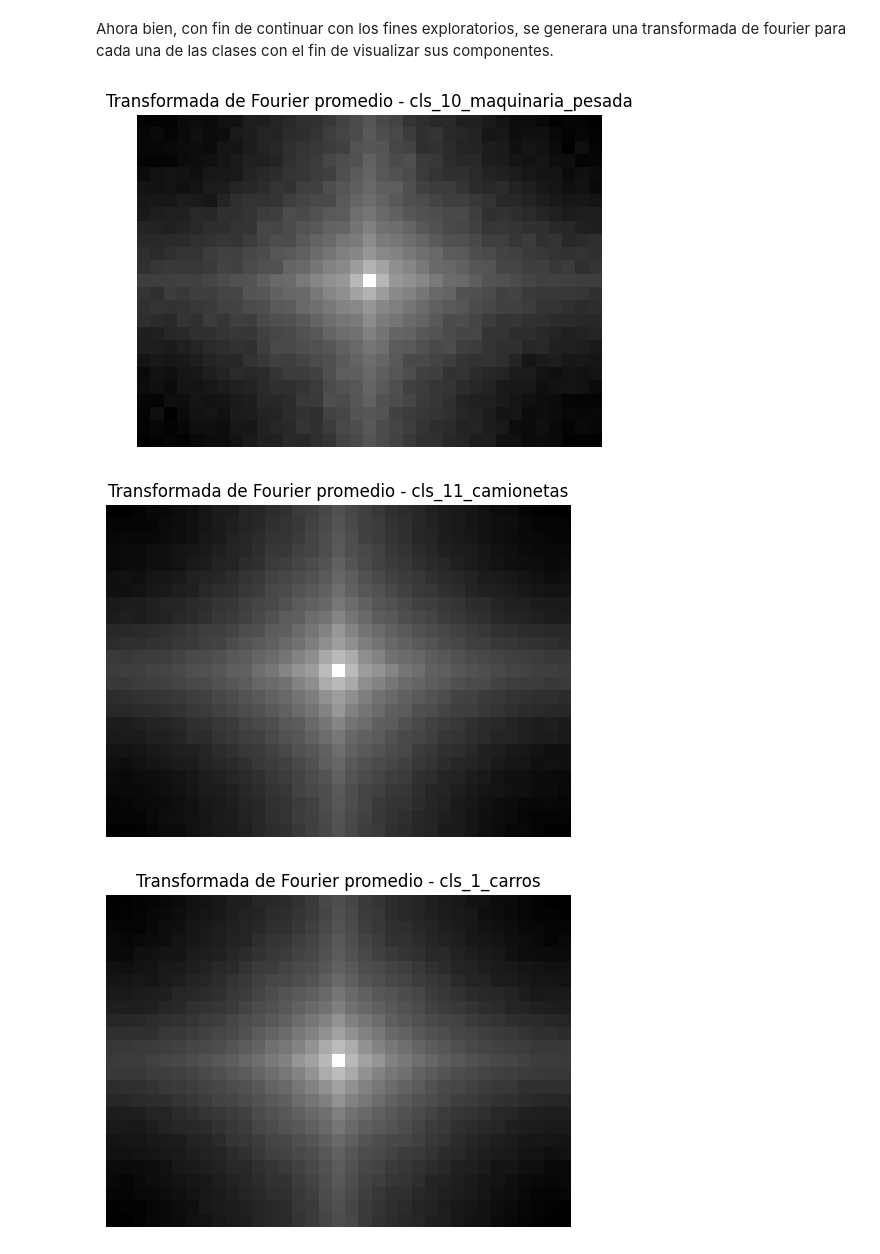
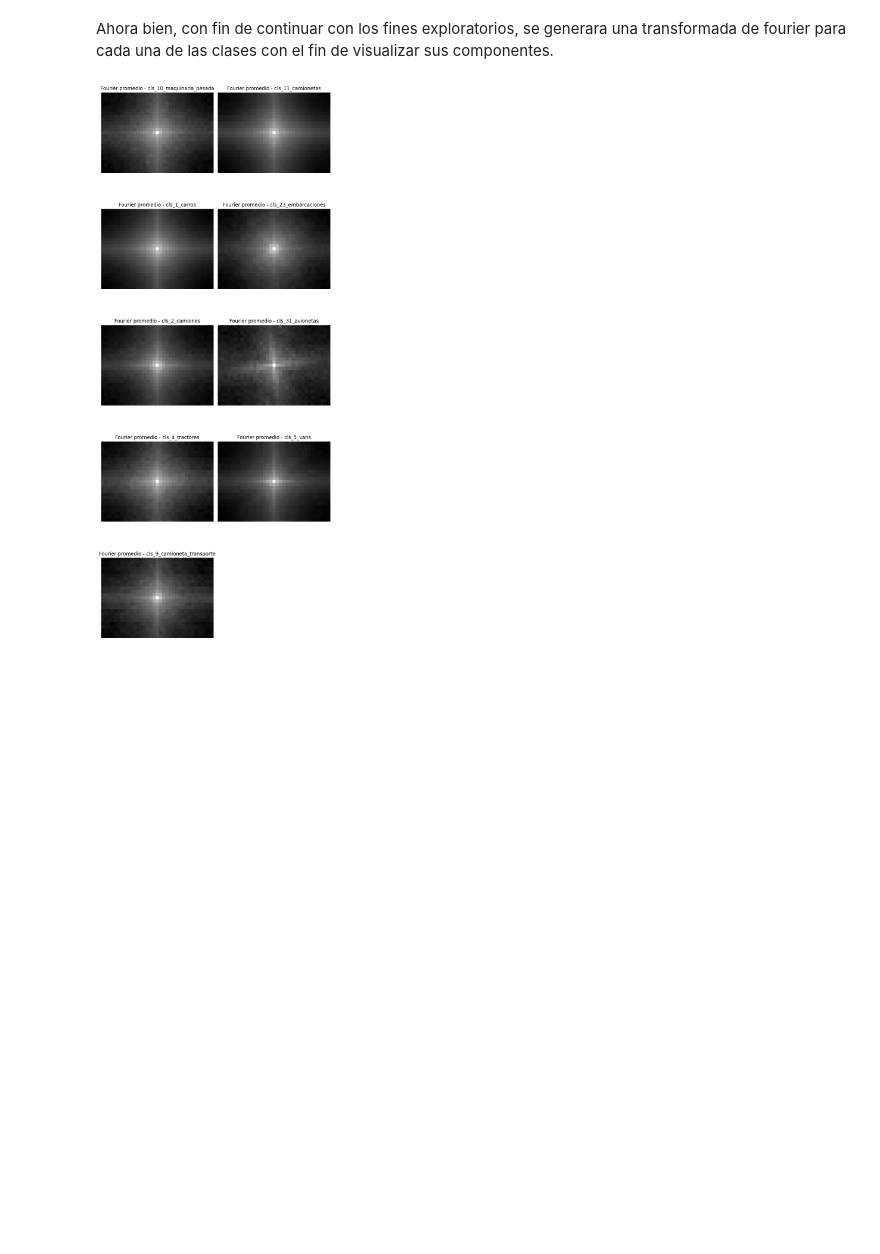
Before and after one commit to JuanAngel4/OT-Detection-of-objets-VIS-NIR-using-ML-in-Colombia, a Jupyter notebook: data_exploration/DataExploration.ipynb, the cells around one changed output. Drawn from its saved outputs; the diff is of its cells as text; code cells hidden in the pictures; blank space fills up the shorter version.

Commit message:
relevant outputs

```diff
--- a/data_exploration/DataExploration.ipynb
+++ b/data_exploration/DataExploration.ipynb
@@ -243,7 +243,7 @@ plt.show()
 # %%
 
 # Número de pares a procesar
-num_pares = 200
+num_pares = 1000
 
 # Listar imágenes en orden
 imagenes = sorted(os.listdir(carpeta))
@@ -604,55 +567,67 @@ El pico en el 0 indica los pixeles de relleno por el metodo de recorte, por lo q
 # %% [markdown]
 Ahora bien, con fin de continuar con los fines exploratorios, se generara una transformada de fourier para cada una de las clases con el fin de visualizar sus componentes.
 # %%
-
 # Ruta a las carpetas por clases
 r_datasets_por_clase = r"E:\MACHINE LEARNING\AVANZADO 1\VSFOLDER A1 PROYECT\OT-Detecci-n-de-objetos-VIS-NIR-ML-Colombia\data_exploration\outputs\output_dataset_por_clases"
 
 # --- Obtener resolución de referencia de la imagen ejemplo ---
-img_ref = cv2.imread(r"E:\MACHINE LEARNING\AVANZADO 1\VSFOLDER A1 PROYECT\OT-Detecci-n-de-objetos-VIS-NIR-ML-Colombia\data_exploration\outputs\output_dataset_por_clases\cls_1_carros\00000006_1.png", cv2.IMREAD_GRAYSCALE)
+img_ref = cv2.imread(
+    r"E:\MACHINE LEARNING\AVANZADO 1\VSFOLDER A1 PROYECT\OT-Detecci-n-de-objetos-VIS-NIR-ML-Colombia\data_exploration\outputs\output_dataset_por_clases\cls_1_carros\00000006_1.png",
+    cv2.IMREAD_GRAYSCALE
+)
 ref_shape = img_ref.shape  # (alto, ancho)
 
 def analizar_frecuencia_por_clase(dataset_path, ref_shape, umbral=10):
     clases = os.listdir(dataset_path)
+    resultados = {}
 
     for clase in clases:
         clase_path = os.path.join(dataset_path, clase)
         if not os.path.isdir(clase_path):
             continue
 
         espectros = []
         for img_name in os.listdir(clase_path):
             img_path = os.path.join(clase_path, img_name)
             img = cv2.imread(img_path, cv2.IMREAD_GRAYSCALE)
             if img is None:
                 continue
 
             # Redimensionar a tamaño de referencia
             img_resized = cv2.resize(img, (ref_shape[1], ref_shape[0]))
 
-            # Borrar pixeles de baja intensidad (relleno negro)
+            # Borrar píxeles de baja intensidad (relleno negro)
             _, img_clean = cv2.threshold(img_resized, umbral, 255, cv2.THRESH_TOZERO)
 
             # FFT
             f = np.fft.fft2(img_clean)
             fshift = np.fft.fftshift(f)
             magnitude_spectrum = 20 * np.log1p(np.abs(fshift))
 
             espectros.append(magnitude_spectrum)
 
         if espectros:
             # Promedio espectros
             espectro_promedio = np.mean(espectros, axis=0)
+            resultados[clase] = espectro_promedio
 
-            # Mostrar espectro promedio
-            plt.figure(figsize=(6,6))
-            plt.imshow(espectro_promedio, cmap="gray")
-            plt.title(f"Transformada de Fourier promedio - {clase}")
-            plt.axis("off")
-            plt.show()
+    # ---- Graficar todos en subplots ----
+    n_clases = len(resultados)
+    n_cols = 2  # cambia a 3 o 4 si quieres más compacto
+    n_rows = int(np.ceil(n_clases / n_cols))
+
+    plt.figure(figsize=(8, 4 * n_rows))
+
+    for idx, (clase, espectro) in enumerate(resultados.items(), 1):
+        plt.subplot(n_rows, n_cols, idx)
+        plt.imshow(espectro, cmap="gray")
+        plt.title(f"Fourier promedio - {clase}")
+        plt.axis("off")
+
+    plt.tight_layout()
+    plt.show()
+
 
 analizar_frecuencia_por_clase(r_datasets_por_clase, ref_shape)
 # %% [output]
-[figure, old version]
+[figure, new version]
-[figure, removed]
-[figure, removed]
```
Also changed, not shown: parts of 6 cells of this notebook, 8 other files.
